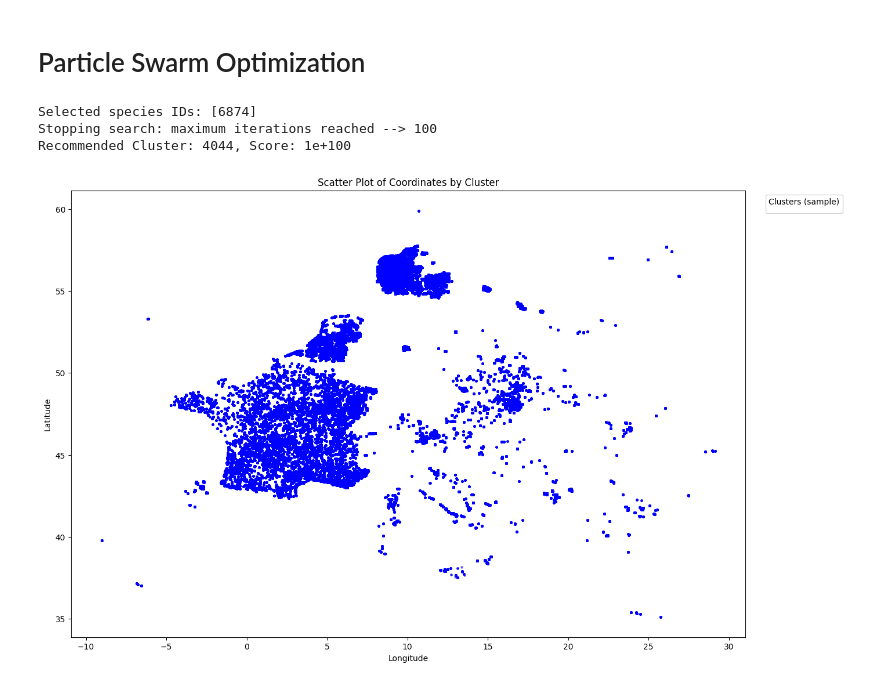
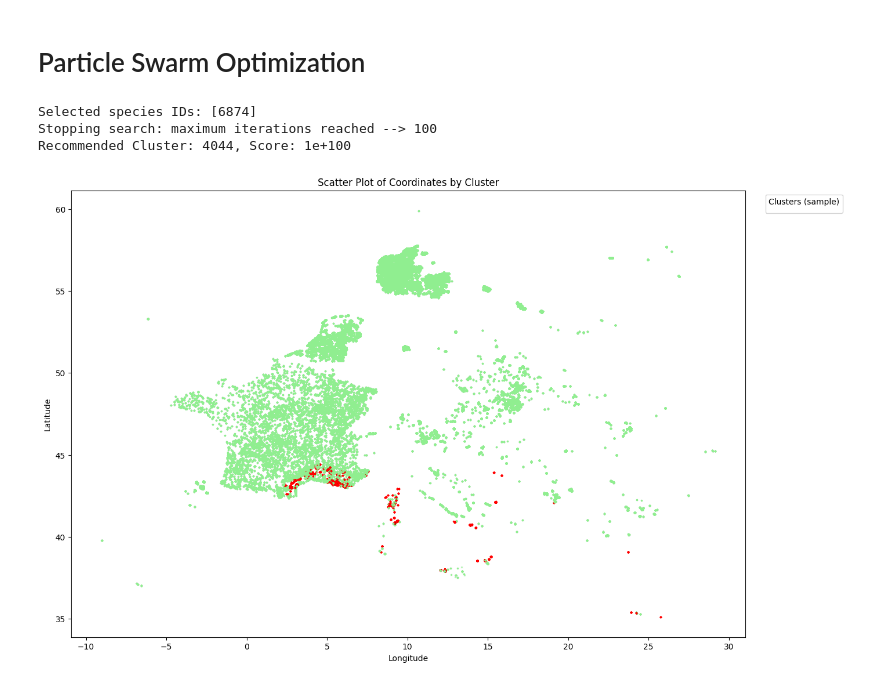
Before and after one commit to debuganagha/My-AQI-Trees-Project, a Jupyter notebook: species.ipynb, the cells around one changed output. Cells and saved outputs as stored; diff of their text form; code cells hidden in the pictures.

Commit message:
SPECIES PLOT ADDED

```diff
--- a/species.ipynb
+++ b/species.ipynb
@@ -84,36 +84,37 @@ df = pd.read_csv('cluster_with_pollution_data.csv')
 # Convert 'coordinates_lon' and 'coordinates_lat' columns to lists
 df['coordinates_lon'] = df['coordinates_lon'].apply(ast.literal_eval)
 df['coordinates_lat'] = df['coordinates_lat'].apply(ast.literal_eval)
 df['speciesId'] = df['speciesId'].apply(ast.literal_eval)  # Convert speciesId from string to list
 
 # User input for species IDs
 user_input = input("Enter species IDs separated by commas: ")
-species_id = int(user_input.strip())
+input_species_id = int(input("Enter the species ID to highlight: "))
+
 # Set up the plot
 plt.figure(figsize=(15, 10))
 
 # Iterate over each row in the dataframe
 for idx, row in df.iterrows():
     # Extract longitude, latitude, and speciesId arrays
     longitudes = row['coordinates_lon']
     latitudes = row['coordinates_lat']
     species_list = row['speciesId']
 
     # Check if the input species_id is in the species_list
-    if species_ids in species_list:
-        # Plot in red for matching species
-        plt.scatter(longitudes, latitudes, s=5, alpha=0.5, color='red')
+    if input_species_id in species_list:
+        # Plot in red for clusters containing the input species ID
+        plt.scatter(longitudes, latitudes, s=2, alpha=0.5, color='red')
     else:
         # Plot in blue for other clusters
-        plt.scatter(longitudes, latitudes, s=5, alpha=0.5, color='blue')
+        plt.scatter(longitudes, latitudes, s=2, alpha=0.5, color='lightgreen')
 # Customizing the plot
 plt.title('Scatter Plot of Coordinates by Cluster')
 plt.xlabel('Longitude')
 plt.ylabel('Latitude')
 plt.legend(loc='upper right', bbox_to_anchor=(1.15, 1), title='Clusters (sample)')
 plt.show()
 # %% [output]
 Selected species IDs: [6874]
 Stopping search: maximum iterations reached --> 100
 Recommended Cluster: 4044, Score: 1e+100
-[figure, old version]
+[figure, new version]
```
